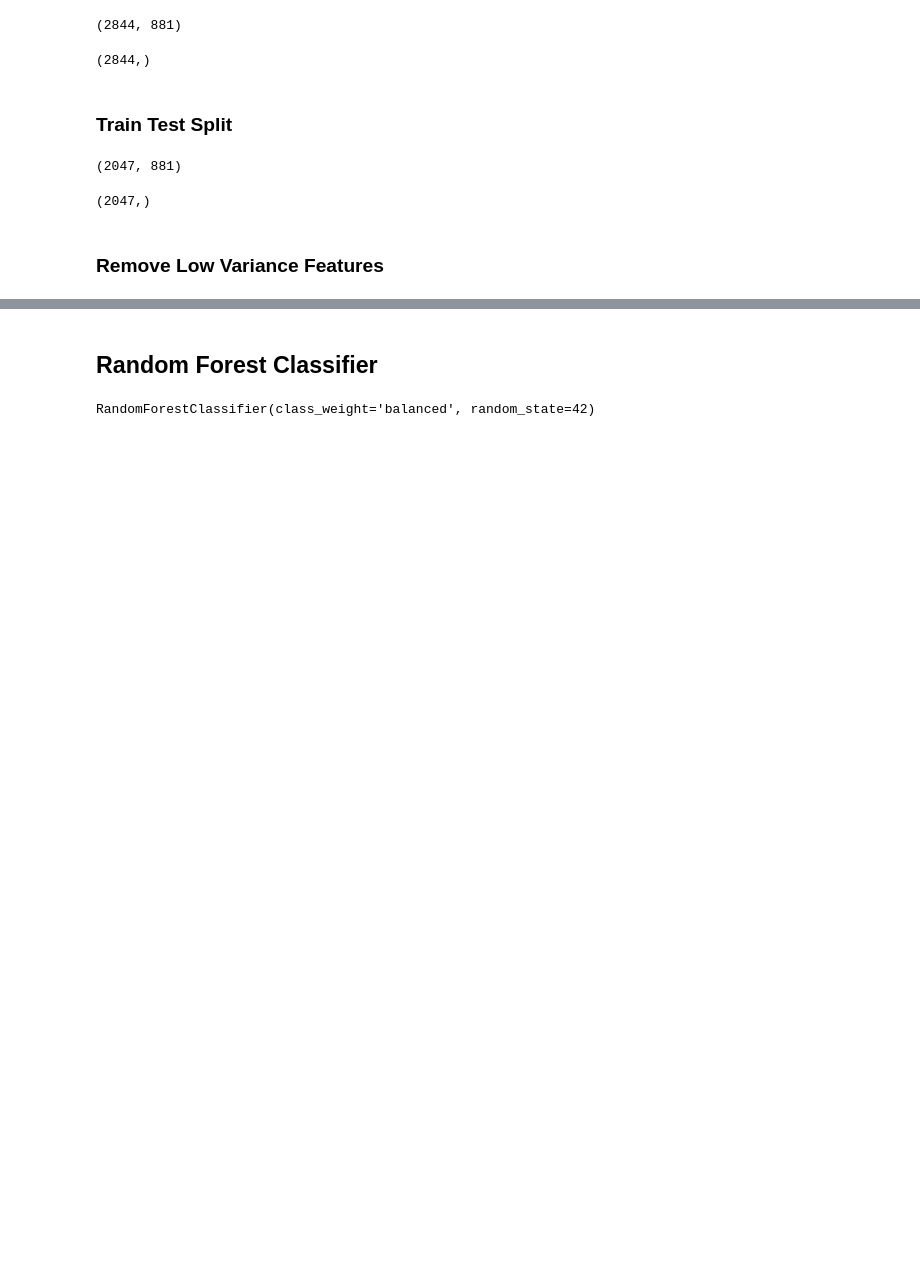
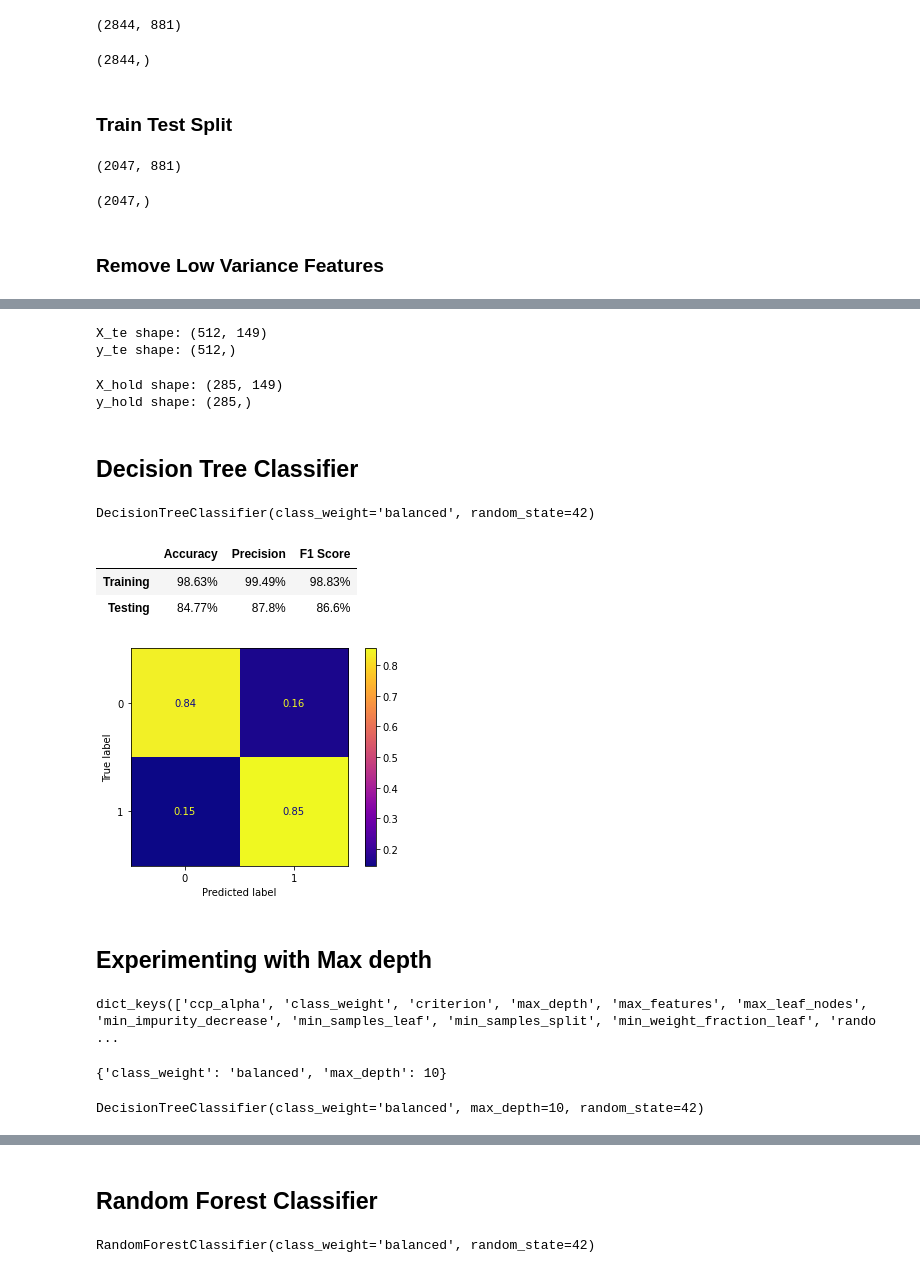
Before and after one commit to brooke57/TKR_FLT3_Drug_Discovery, a Jupyter notebook: Drug_Discovery_Modeling.ipynb, the cells around one changed output, grey strips where cells are left out. Saved outputs shown, nothing was run; the diff lists cells and outputs as text; code cells hidden in the pictures; blank space fills up the shorter version.

```diff
--- a/Drug_Discovery_Modeling.ipynb
+++ b/Drug_Discovery_Modeling.ipynb
@@ -130,0 +126,57 @@ y_tr.shape
+# %%
+# Making sure that X_te has the same number of rows as y_te
+x_te_shape = X_te.shape
+y_te_shape = y_te.shape
+print(f'X_te shape: {x_te_shape}')
+print(f'y_te shape: {y_te_shape}')
+# %% [output]
+X_te shape: (512, 149)
+y_te shape: (512,)
+# %%
+# Making sure that X_hold has the same number of rows as y_hold
+x_hold_shape = X_hold.shape
+y_hold_shape = y_hold.shape
+print(f'X_hold shape: {x_hold_shape}')
+print(f'y_hold shape: {y_hold_shape}')
+# %% [output]
+X_hold shape: (285, 149)
+y_hold shape: (285,)
+# %%
+def evaluate(model, x_train, y_train, x_test, y_test):
+
+  y_train_preds = model.predict(x_train)
+  y_test_preds = model.predict(x_test)
+
+  train_acc = str(np.round(accuracy_score(y_train, y_train_preds)*100, 2)) + '%'
+  train_pre = str(np.round(precision_score(y_train, y_train_preds)*100, 2)) + '%'
+  train_f1 = str(np.round(f1_score(y_train, y_train_preds)*100, 2)) + '%'
+
+  test_acc = str(np.round(accuracy_score(y_test, y_test_preds)*100, 2)) + '%'
+  test_pre = str(np.round(precision_score(y_test, y_test_preds)*100, 2)) + '%'
+  test_f1 = str(np.round(f1_score(y_test, y_test_preds)*100, 2)) + '%'
+
+  array = [[train_acc, train_pre, train_f1],
+           [test_acc, test_pre, test_f1]]
+
+  df = pd.DataFrame(array, columns=['Accuracy', 'Precision', 'F1 Score'])
+  df.index = ['Training', 'Testing']
+
+  plot_confusion_matrix(model, x_test, y_test, cmap='plasma', normalize='true')
+
+  return df
+# %% [markdown]
+## **Decision Tree Classifier**
+# %%
+dt = DecisionTreeClassifier(class_weight='balanced', random_state=42)
+dt.fit(X_tr, y_tr)
+# %% [output]
+DecisionTreeClassifier(class_weight='balanced', random_state=42)
+# %%
+evaluate(dt, X_tr, y_tr, X_te, y_te)
+# %% [output]
+|  | Accuracy | Precision | F1 Score |
+| Training | 98.63% | 99.49% | 98.83% |
+| Testing | 84.77% | 87.8% | 86.6% |
+[figure, added]
+# %% [markdown]
+## **Experimenting with Max depth**
@@ -130,0 +193,13 @@ y_tr.shape
+# %%
+dt2.get_params().keys()
+# %% [output]
+dict_keys(['ccp_alpha', 'class_weight', 'criterion', 'max_depth', 'max_features', 'max_leaf_nodes', 'min_impurity_decrease', 'min_samples_leaf', 'min_samples_split', 'min_weight_fraction_leaf', 'rando ...
+# %%
+output.best_params_
+# %% [output]
+{'class_weight': 'balanced', 'max_depth': 10}
+# %%
+dtc_best_est = output.best_estimator_
+dtc_best_est.fit(X_tr, y_tr)
+# %% [output]
+DecisionTreeClassifier(class_weight='balanced', max_depth=10, random_state=42)
```
Also changed, not shown: parts of 19 cells of this notebook.
